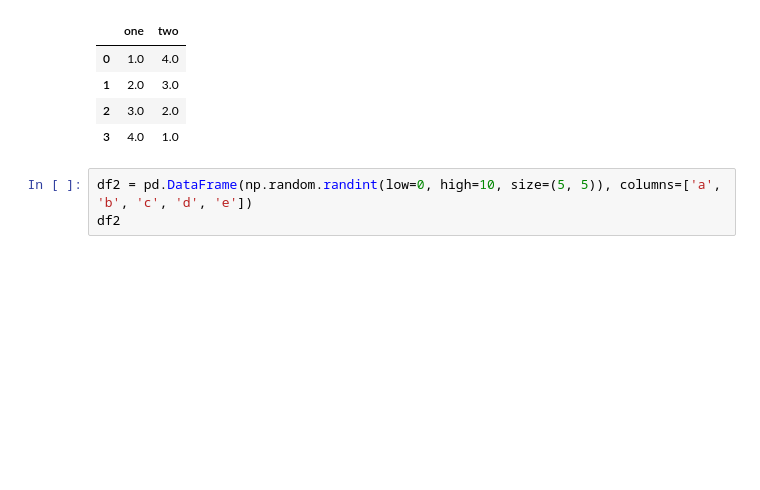
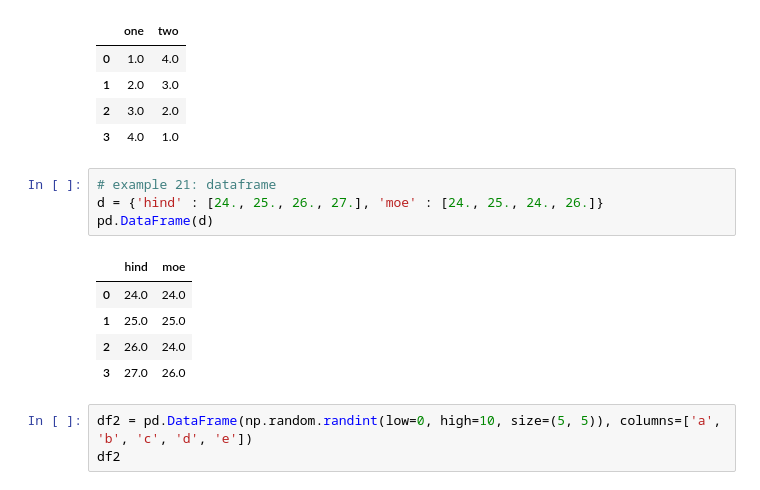
Before and after one commit to hindhammad24/Week1-Intro-to-Python, a Jupyter notebook: introduction_to_python.ipynb, the cells around one changed output. Saved outputs shown, nothing was run; the diff lists cells and outputs as text; blank space fills up the shorter version.

```diff
--- a/introduction_to_python.ipynb
+++ b/introduction_to_python.ipynb
@@ -1140,6 +1386,16 @@ pd.DataFrame(d)
 | 1 | 2.0 | 3.0 |
 | 2 | 3.0 | 2.0 |
 | 3 | 4.0 | 1.0 |
+# %%
+# example 21: dataframe
+d = {'hind' : [24., 25., 26., 27.], 'moe' : [24., 25., 24., 26.]}
+pd.DataFrame(d)
+# %% [output]
+|  | hind | moe |
+| 0 | 24.0 | 24.0 |
+| 1 | 25.0 | 25.0 |
+| 2 | 26.0 | 24.0 |
+| 3 | 27.0 | 26.0 |
 # %%
 df2 = pd.DataFrame(np.random.randint(low=0, high=10, size=(5, 5)), columns=['a', 'b', 'c', 'd', 'e'])
 df2
```
Also changed, not shown: parts of 34 cells of this notebook.
